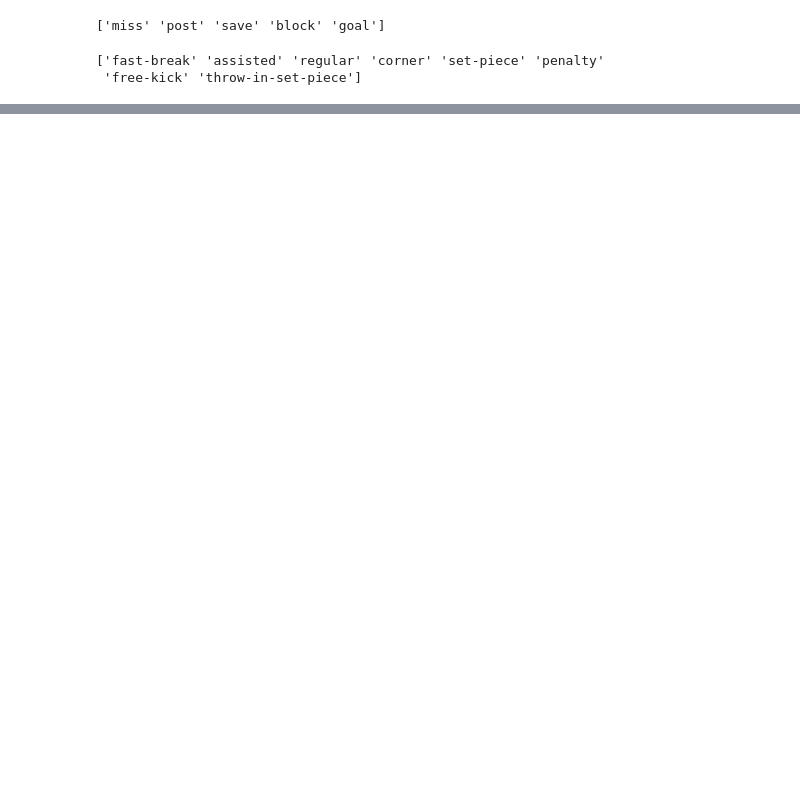
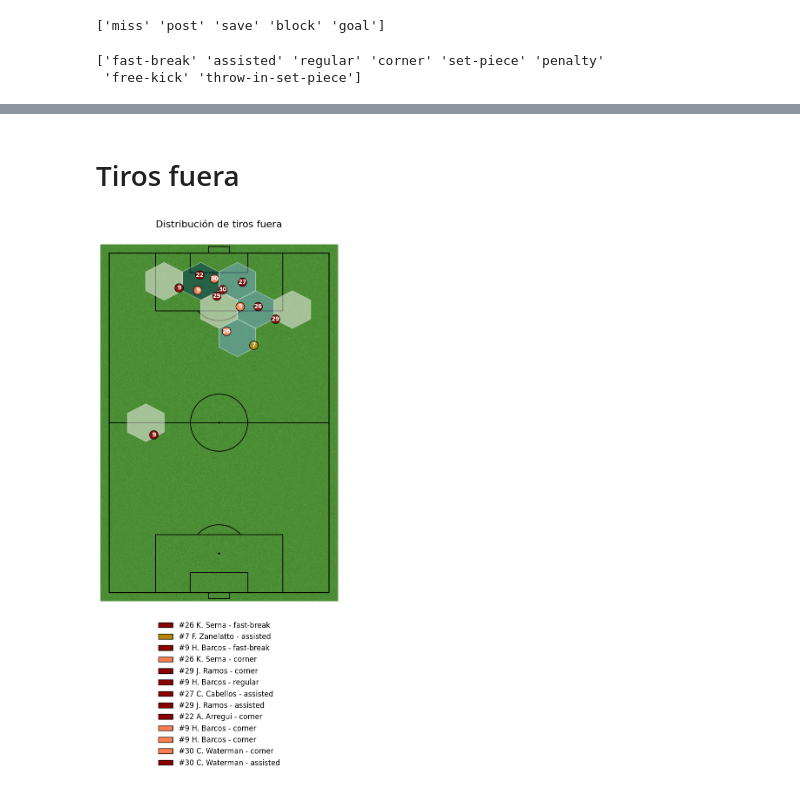
Before and after one commit to Alcamaster1290/GroneStats-Legacy, a Jupyter notebook: Streamlit code/Aplicacion Final Streamlit/nbTest.ipynb, the cells around one changed output, grey strips where cells are left out. Saved outputs shown, nothing was run; the diff lists cells and outputs as text; code cells hidden in the pictures; blank space fills up the shorter version.

```diff
--- a/Streamlit code/Aplicacion Final Streamlit/nbTest.ipynb
+++ b/Streamlit code/Aplicacion Final Streamlit/nbTest.ipynb
@@ -93,0 +251,51 @@ Cantidad de filas en df_tiros_jugadas: 341
+# %% [markdown]
+# Tiros fuera
+# %%
+from matplotlib.patches import Patch
+pitch = VerticalPitch(
+    pitch_type='opta',
+    pitch_color='grass',
+    half = False,
+    goal_type = 'box',
+    linewidth=1.25,
+    line_color='black',
+    pitch_length=105,
+    pitch_width=68
+)
+
+
+fig, axs = pitch.grid(figheight=10, title_height=0, endnote_space=0,
+            title_space=0,
+            axis=False,
+            grid_height=0.82, endnote_height=0.03)
+plt.suptitle('Distribución de tiros fuera', fontsize=16)
+
+hexmap = pitch.hexbin(x=100-df_shots_off_target_AL['x'], y=100-df_shots_off_target_AL['y'], ax=axs['pitch'], edgecolors='#f4f4f4',
+            gridsize=(6, 6), cmap='PuBu', alpha=.5)
+
+scatter = pitch.scatter(x=100-df_shots_off_target_AL['x'], y=100-df_shots_off_target_AL['y'], ax=axs['pitch'], color=df_shots_off_target_AL['color'], s=200, edgecolors='black', zorder=2,
+                        alpha=.9)
+
+# Agregar el número de la camiseta dentro de cada punto
+for i, row in df_shots_off_target_AL.iterrows():
+    axs['pitch'].annotate(row['jerseyNumber'],
+                          (100-row['y'], 100-row['x']),
+                          color='white',
+                          ha='center',
+                          va='center',
+                          fontsize=10,
+                          weight='bold',
+                          zorder=3,label=df_shots_off_target_AL['shortName'])
+legend_elements = []
+
+for _, row in df_shots_off_target_AL.iterrows():
+    color = row['color']
+    legend_elements.append(Patch(facecolor=color, edgecolor='black', label=f"#{row['jerseyNumber']} {row['shortName']} - {row['situation']}"))
+
+# Añadir la leyenda dentro del mismo gráfico
+plt.legend(handles=legend_elements, loc='upper center', bbox_to_anchor=(0.5, -0.05), frameon=False, fontsize=12)
+
+plt.tight_layout()
+plt.show()
+# %% [output]
+[figure, added]
```
Also changed, not shown: parts of 23 cells of this notebook, 5 other files.
